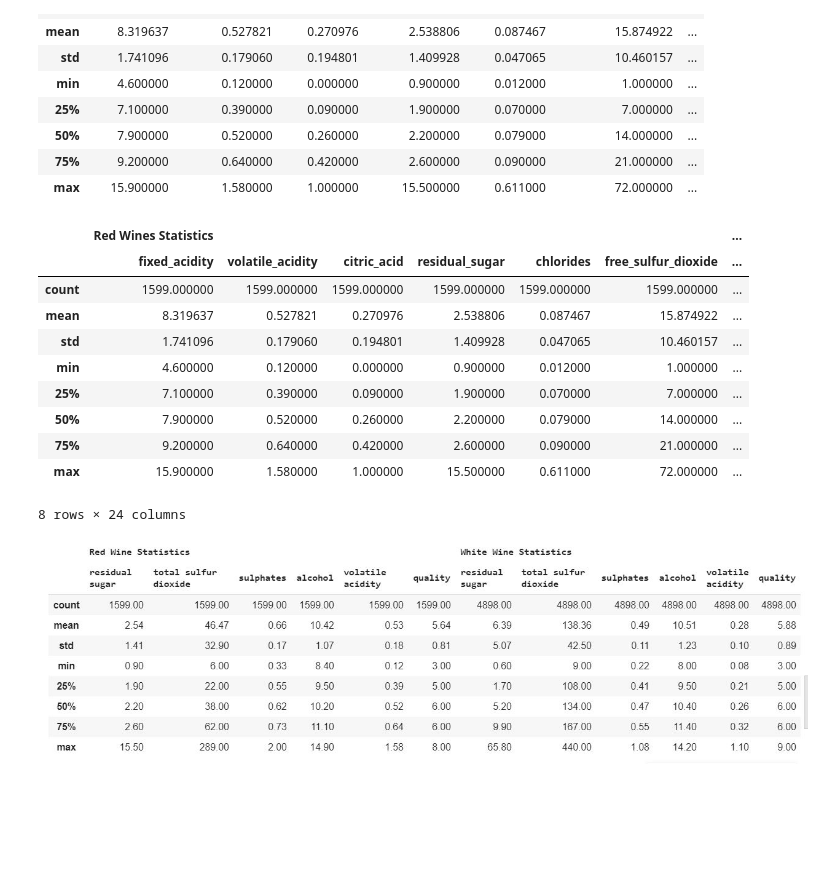
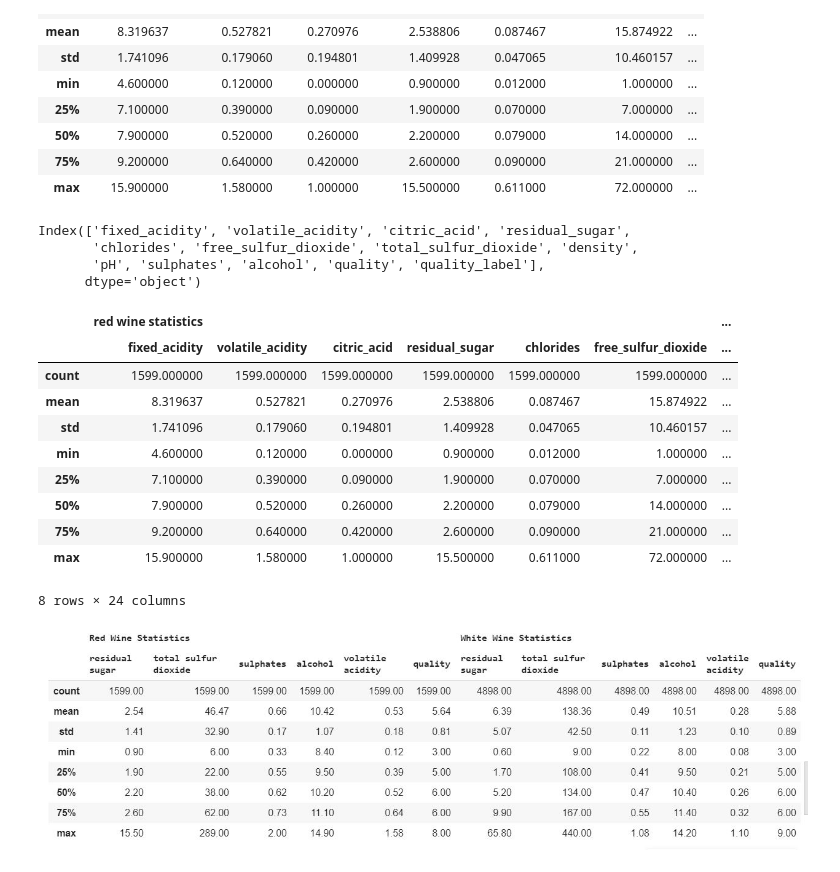
Before and after one commit to intendedsideeffects/Project-2, a Jupyter notebook: blueberry_winery_all.ipynb, the cells around one changed output. Drawn from its saved outputs; the diff is of its cells as text; code cells hidden in the pictures; blank space fills up the shorter version.

```diff
--- a/blueberry_winery_all.ipynb
+++ b/blueberry_winery_all.ipynb
@@ -178,6 +178,14 @@ red_wine.describe()
 | 50% | 7.900000 | 0.520000 | 0.260000 | 2.200000 | 0.079000 | 14.000000 | ... |
 | 75% | 9.200000 | 0.640000 | 0.420000 | 2.600000 | 0.090000 | 21.000000 | ... |
 | max | 15.900000 | 1.580000 | 1.000000 | 15.500000 | 0.611000 | 72.000000 | ... |
+# %%
+#red_wine.columns
+white_wine.columns
+# %% [output]
+Index(['fixed_acidity', 'volatile_acidity', 'citric_acid', 'residual_sugar',
+       'chlorides', 'free_sulfur_dioxide', 'total_sulfur_dioxide', 'density',
+       'pH', 'sulphates', 'alcohol', 'quality', 'quality_label'],
+      dtype='object')
 # %%
 # we are creating a new column called "quality_label", we define a range and associate that range with a label
 red_wine['quality_label'] = red_wine['quality'].apply(lambda value: 'low'
@@ -188,10 +196,10 @@ if value <= 7 else 'high')
 red_wine['quality_label'] = pd.Categorical(red_wine['quality_label'],
 categories=['low', 'medium', 'high'])
 # %%
-wine_statistics = pd.concat([red_wine.describe(), white_wine.describe()], axis=1, keys=["Red Wines Statistics", "White Wines Statistics"])
+wine_statistics = pd.concat([red_wine.describe(), white_wine.describe()], axis=1, keys=["red wine statistics", "white wine statistics"])
 wine_statistics
 # %% [output]
-|  | Red Wines Statistics |  |  |  |  |  | ... |
+|  | red wine statistics |  |  |  |  |  | ... |
 |  | fixed_acidity | volatile_acidity | citric_acid | residual_sugar | chlorides | free_sulfur_dioxide | ... |
 | count | 1599.000000 | 1599.000000 | 1599.000000 | 1599.000000 | 1599.000000 | 1599.000000 | ... |
 | mean | 8.319637 | 0.527821 | 0.270976 | 2.538806 | 0.087467 | 15.874922 | ... |
```
Also changed, not shown: parts of 15 cells of this notebook, 2 other files.
